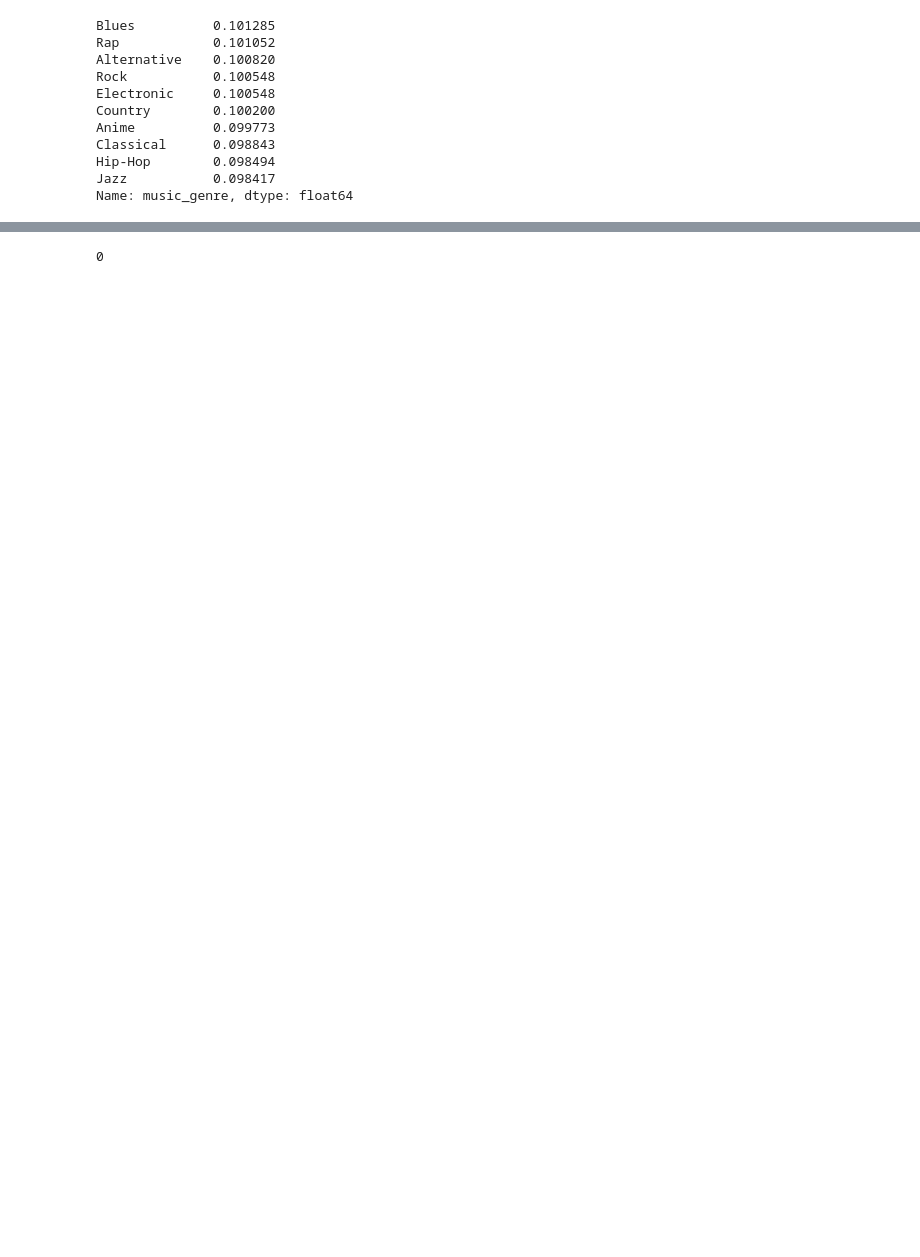
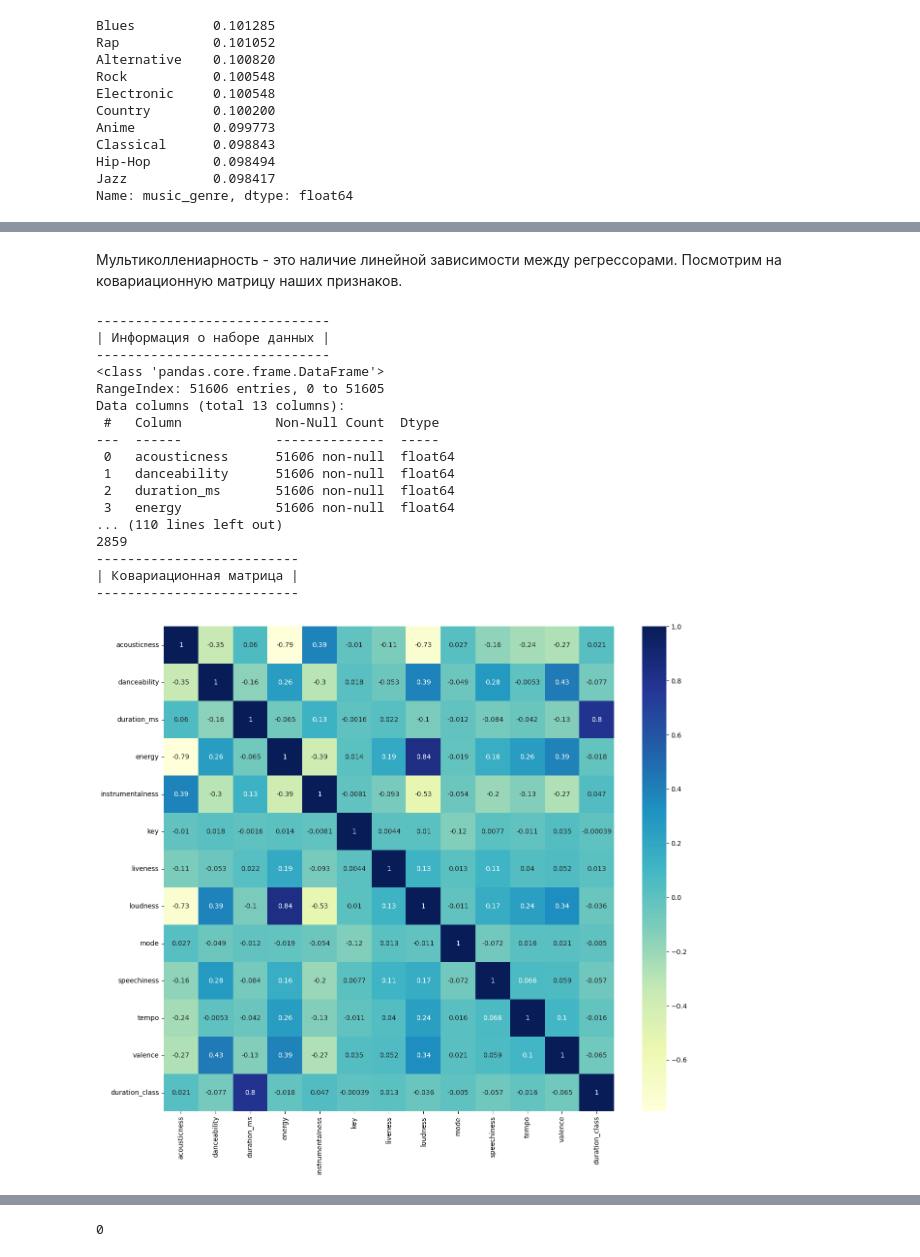
Before and after one commit to SergeyDolin/Music_genre_classification, a Jupyter notebook: Genre_classifier.ipynb, the cells around one changed output, grey strips where cells are left out. Cells and saved outputs as stored; diff of their text form; code cells hidden in the pictures; blank space fills up the shorter version.

```diff
--- a/Genre_classifier.ipynb
+++ b/Genre_classifier.ipynb
@@ -721,8 +731,31 @@ pd.DataFrame(round(train_data.isna().mean()*100,1)).style.background_gradient('c
 # %%
-train_data_shuffle = train_data.sample(frac=1, random_state=RANDOM_STATE).reset_index(drop=True)
+train_data = train_data.sample(frac=1, random_state=RANDOM_STATE).reset_index(drop=True)
 # %%
 features = train_data.drop(['music_genre'], axis = 1)
 target = train_data['music_genre']
 
 features_test = test_data
 target_test = submit_test['music_genre']
+# %% [markdown]
+Мультиколлениарность - это наличие линейной зависимости между регрессорами. Посмотрим на ковариационную матрицу наших признаков.
+# %%
+info_df(features)
+# %% [output]
+------------------------------
+| Информация о наборе данных |
+------------------------------
+<class 'pandas.core.frame.DataFrame'>
+RangeIndex: 51606 entries, 0 to 51605
+Data columns (total 13 columns):
+ #   Column            Non-Null Count  Dtype
+---  ------            --------------  -----
+ 0   acousticness      51606 non-null  float64
+ 1   danceability      51606 non-null  float64
+ 2   duration_ms       51606 non-null  float64
+ 3   energy            51606 non-null  float64
+... (110 lines left out)
+2859
+--------------------------
+| Ковариационная матрица |
+--------------------------
+[figure, added]
```
Also changed, not shown: parts of 170 cells of this notebook, 43 other files.
